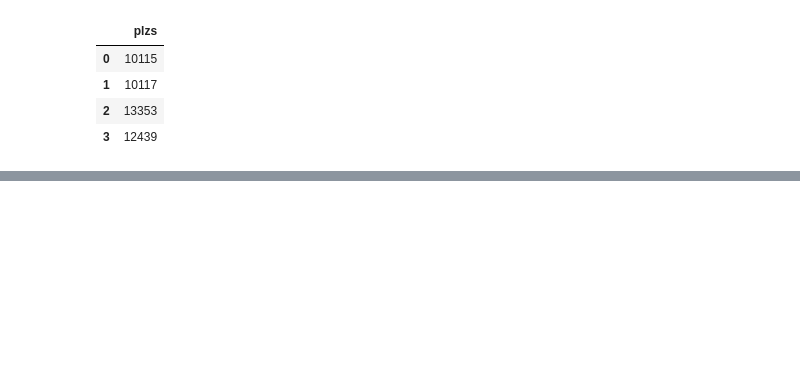
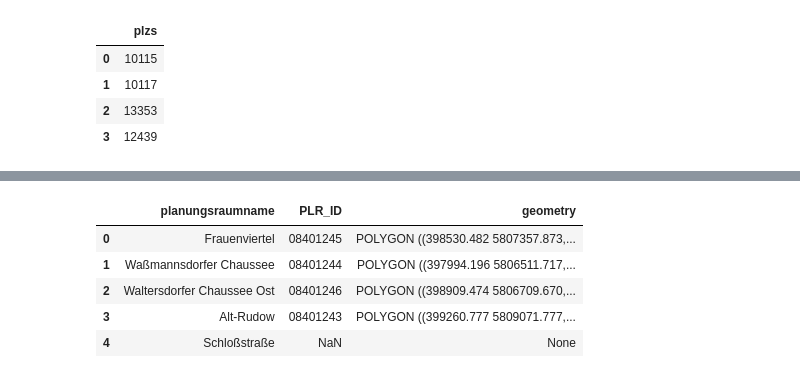
Before and after one commit to Lucky-0ne/geodata_berlin, a Jupyter notebook: main/maybe/geopandas_LOR_exploration/show_christian_my_pp.ipynb, the cells around one changed output, grey strips where cells are left out. Cells and saved outputs as stored; diff of their text form; code cells hidden in the pictures; blank space fills up the shorter version.

```diff
--- a/main/maybe/geopandas_LOR_exploration/show_christian_my_pp.ipynb
+++ b/main/maybe/geopandas_LOR_exploration/show_christian_my_pp.ipynb
@@ -28,0 +52,3 @@ InvalidIndexError: Reindexing only valid with uniquely valued Index objects
+# %%
+plr_df = pd.DataFrame({'planungsraumname': ['Frauenviertel', 'Waßmannsdorfer Chaussee', 'Waltersdorfer Chaussee Ost', 'Alt-Rudow', 'Schloßstraße']})
+plr_df
@@ -28,0 +62,11 @@ InvalidIndexError: Reindexing only valid with uniquely valued Index objects
+# %%
+ltm2 = LookupTableManager(resolution_mode='LOR_PLR', map_by='NAME')
+plr_gdf = ltm2.get_meta_data(plr_df, 'planungsraumname')
+plr_gdf
+# %% [output]
+|  | planungsraumname | PLR_ID | geometry |
+| 0 | Frauenviertel | 08401245 | POLYGON ((398530.482 5807357.873,... |
+| 1 | Waßmannsdorfer Chaussee | 08401244 | POLYGON ((397994.196 5806511.717,... |
+| 2 | Waltersdorfer Chaussee Ost | 08401246 | POLYGON ((398909.474 5806709.670,... |
+| 3 | Alt-Rudow | 08401243 | POLYGON ((399260.777 5809071.777,... |
+| 4 | Schloßstraße | NaN | None |
```
Also changed, not shown: parts of 14 cells of this notebook, 2 other files.
